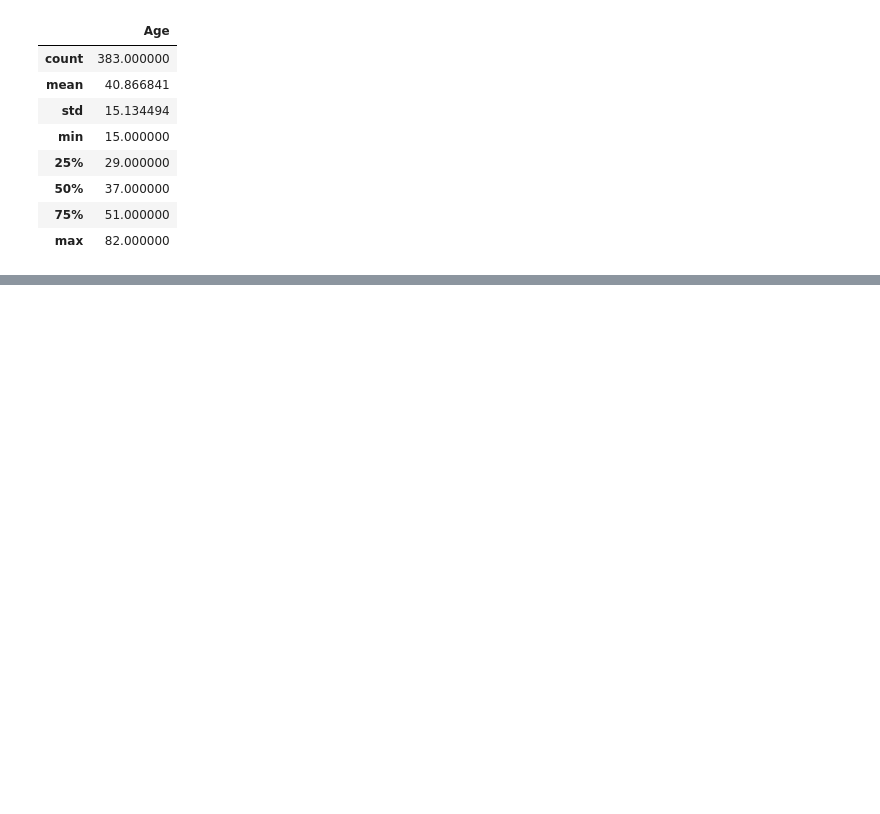
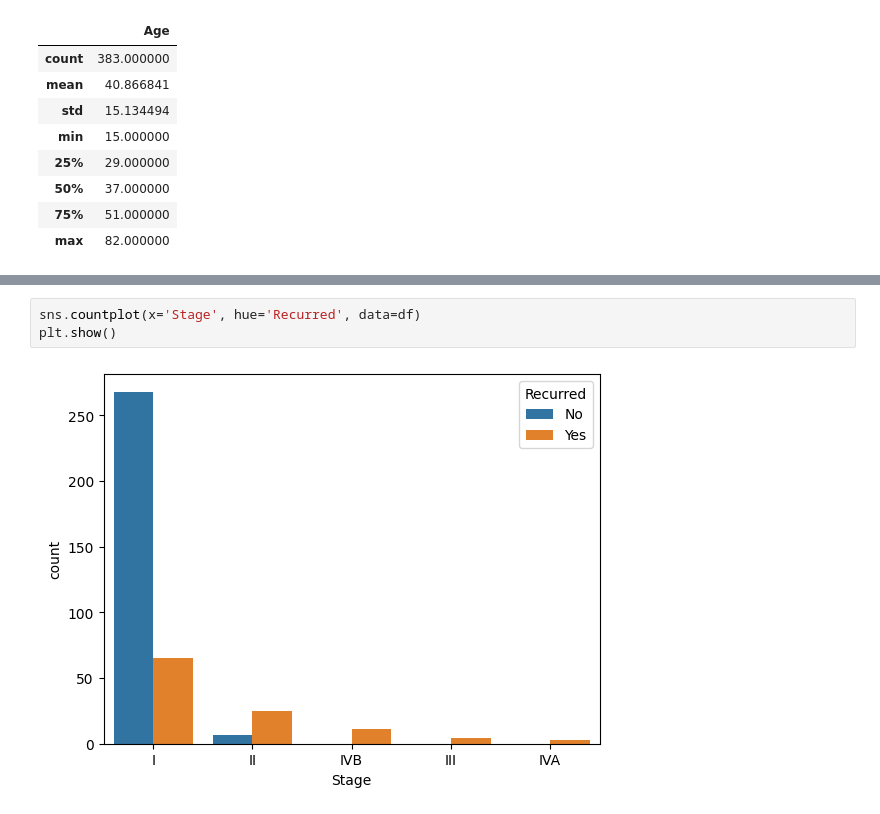
Before and after one commit to edinabwari/Thyroid_prediction_logistic_regeression, a Jupyter notebook: Thyriod_logistic_regression.ipynb, the cells around one changed output, grey strips where cells are left out. Saved outputs shown, nothing was run; the diff lists cells and outputs as text; blank space fills up the shorter version.

```diff
--- a/Thyriod_logistic_regression.ipynb
+++ b/Thyriod_logistic_regression.ipynb
@@ -85,0 +102,5 @@ df.describe()
+# %%
+sns.countplot(x='Stage', hue='Recurred', data=df)
+plt.show()
+# %% [output]
+[figure, added]
```
Also changed, not shown: parts of 8 cells of this notebook.
